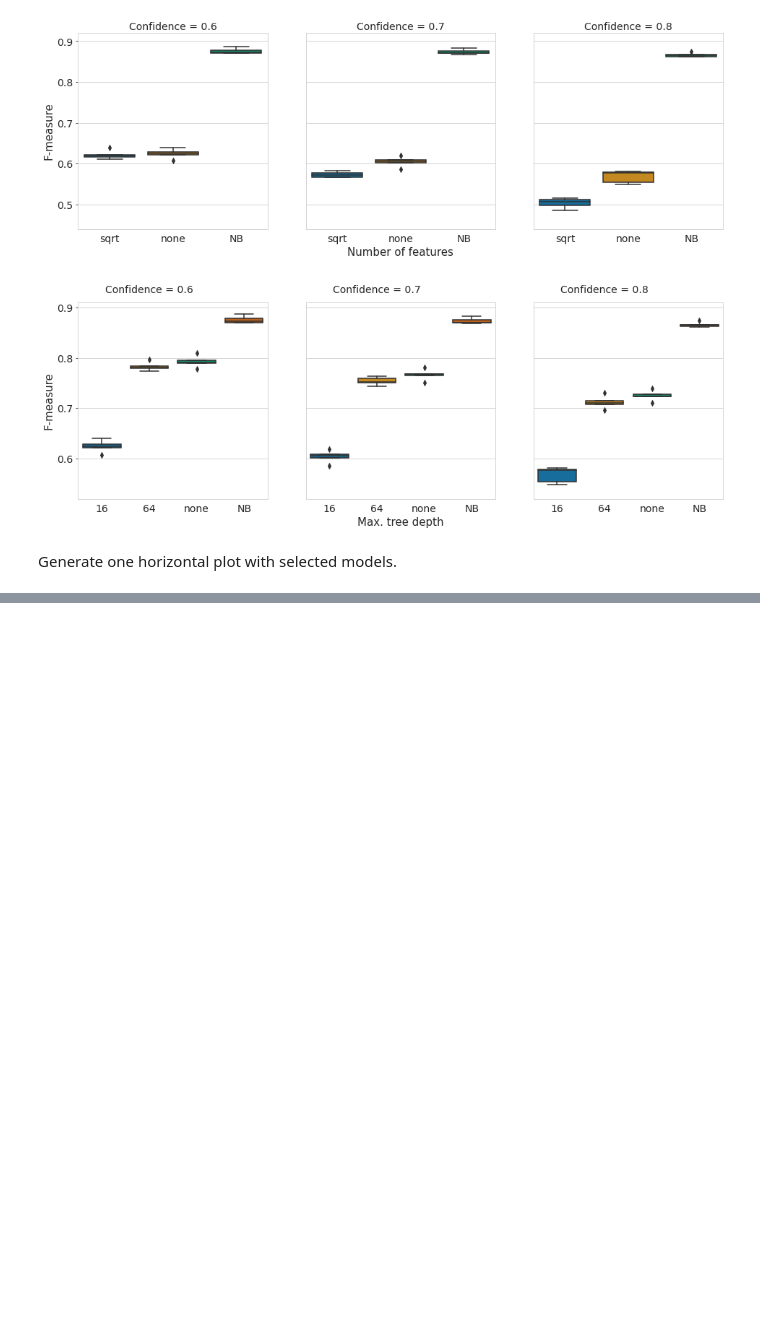
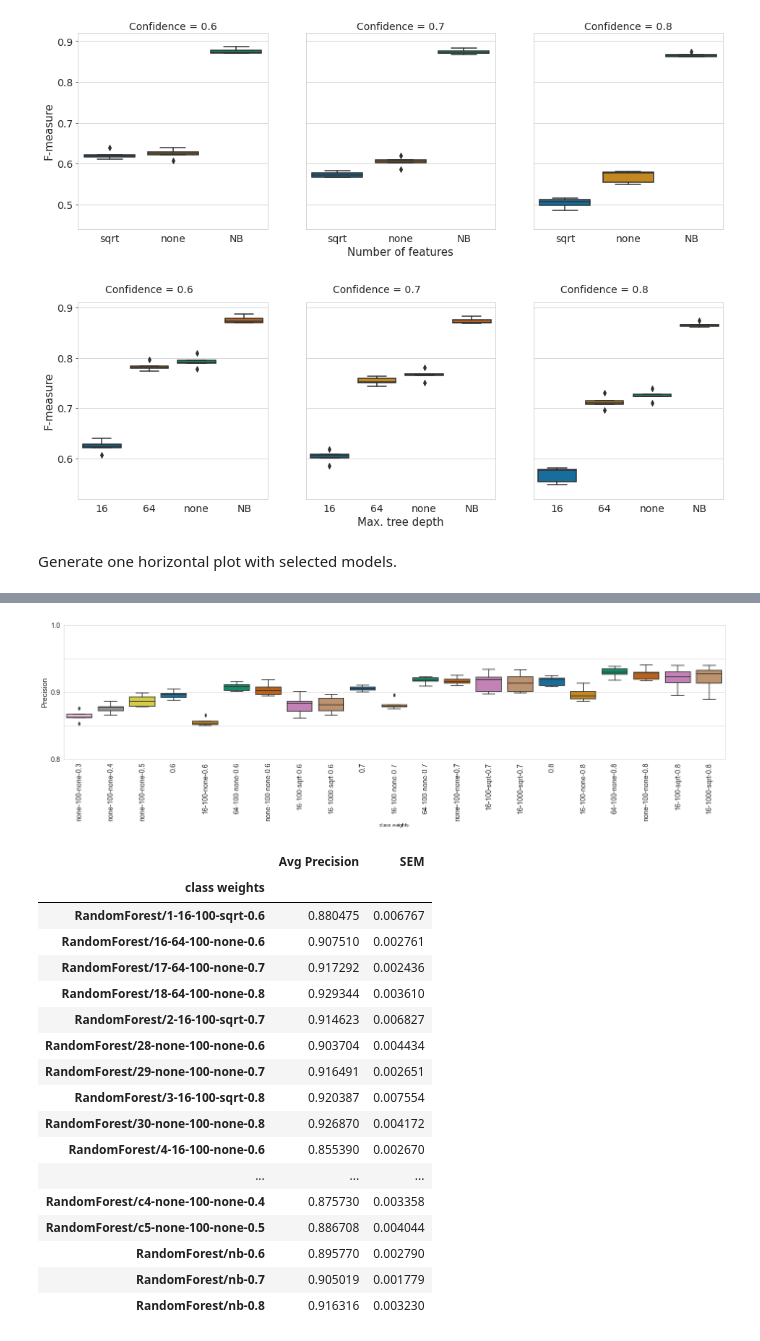
Before and after one commit to BenKaehler/paycheck, a Jupyter notebook: analysis/paycheck-eval-RandomForest.ipynb, the cells around one changed output, grey strips where cells are left out. Cells and saved outputs as stored; diff of their text form; code cells hidden in the pictures; blank space fills up the shorter version.

```diff
--- a/analysis/paycheck-eval-RandomForest.ipynb
+++ b/analysis/paycheck-eval-RandomForest.ipynb
@@ -514,0 +610,33 @@ Generate one horizontal plot with selected models.
+# %%
+metric = "Precision"
+params = ["n_features", "n_estimators", "max_depth"]
+y_ticks_major = [0.8, 1.01]
+y_ticks_minor = True
+other_columns = ["level", "model name", "confidence", "fold", "class weights"]
+conf_levels = [0.3, 0.4, 0.5, 0.6, 0.7, 0.8]
+palette = "colorblind"
+save_loc = os.path.join(project_dir, sample_types[0], f"fig-{metric}-allmodels-updated-low-confs.svg")
+
+axis_data = plot_all_boxes(data, metric, params, y_ticks_major, y_ticks_minor, palette, save_loc=save_loc)
+
+calculate_aggregate_metrics(axis_data, metric, "class weights")
+# %% [output]
+[figure, added]
+|  | Avg Precision | SEM |
+| class weights |  |  |
+| RandomForest/1-16-100-sqrt-0.6 | 0.880475 | 0.006767 |
+| RandomForest/16-64-100-none-0.6 | 0.907510 | 0.002761 |
+| RandomForest/17-64-100-none-0.7 | 0.917292 | 0.002436 |
+| RandomForest/18-64-100-none-0.8 | 0.929344 | 0.003610 |
+| RandomForest/2-16-100-sqrt-0.7 | 0.914623 | 0.006827 |
+| RandomForest/28-none-100-none-0.6 | 0.903704 | 0.004434 |
+| RandomForest/29-none-100-none-0.7 | 0.916491 | 0.002651 |
+| RandomForest/3-16-100-sqrt-0.8 | 0.920387 | 0.007554 |
+| RandomForest/30-none-100-none-0.8 | 0.926870 | 0.004172 |
+| RandomForest/4-16-100-none-0.6 | 0.855390 | 0.002670 |
+| ... | ... | ... |
+| RandomForest/c4-none-100-none-0.4 | 0.875730 | 0.003358 |
+| RandomForest/c5-none-100-none-0.5 | 0.886708 | 0.004044 |
+| RandomForest/nb-0.6 | 0.895770 | 0.002790 |
+| RandomForest/nb-0.7 | 0.905019 | 0.001779 |
+| RandomForest/nb-0.8 | 0.916316 | 0.003230 |
```
Also changed, not shown: parts of 14 cells of this notebook, 2 other files.
